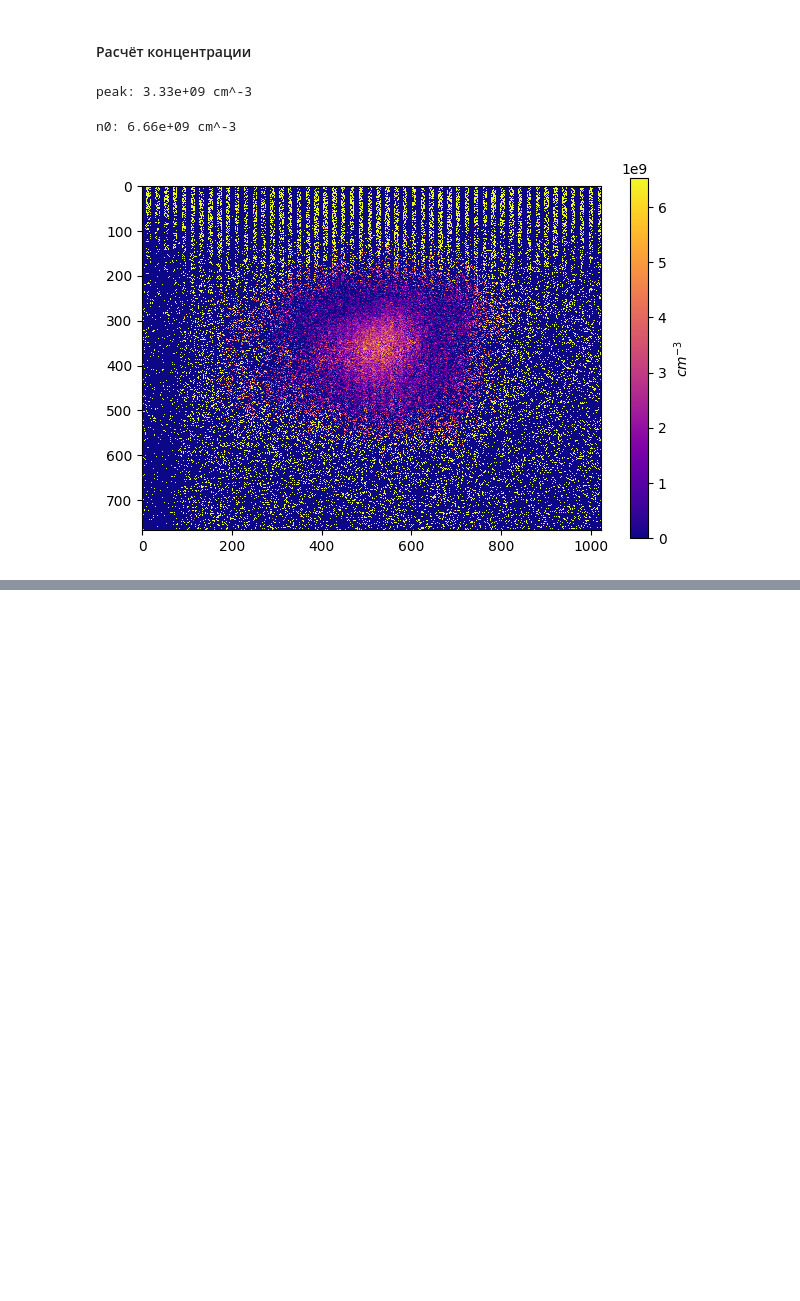
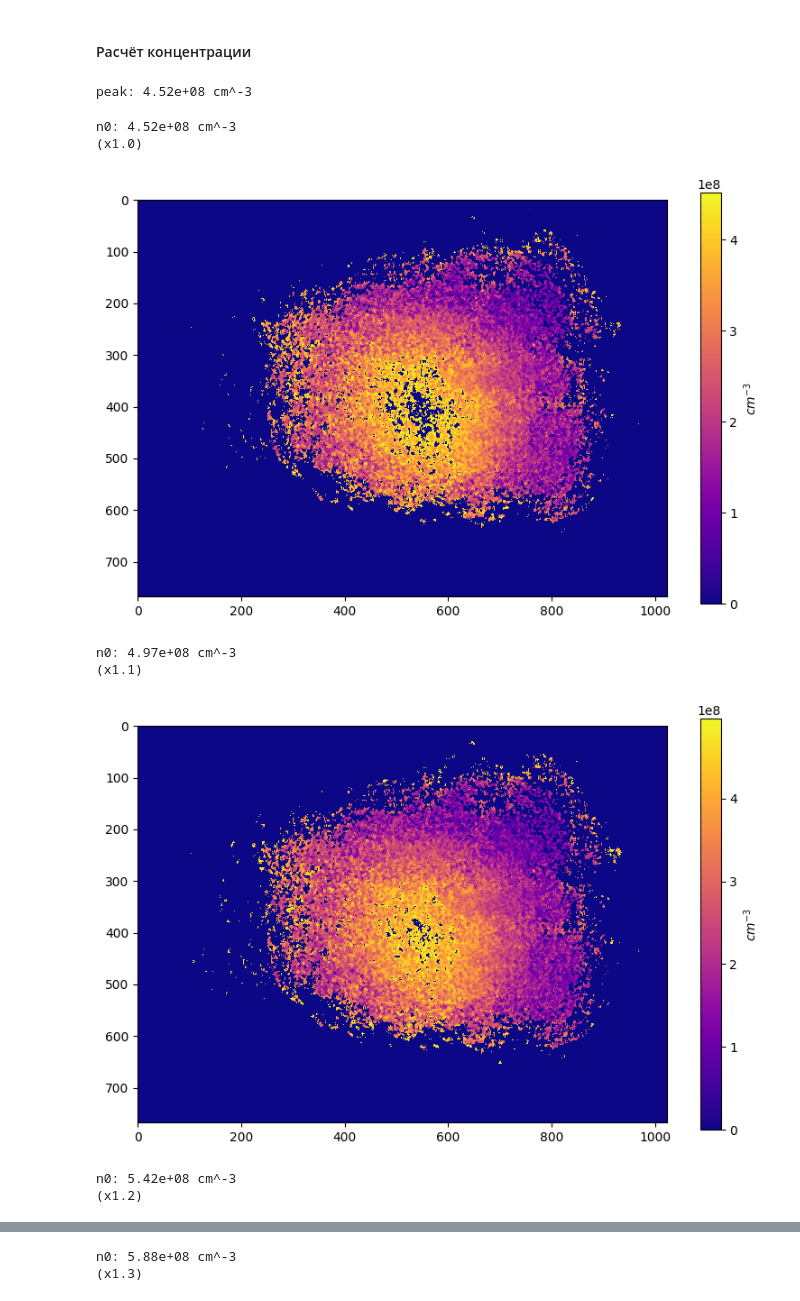
Before and after one commit to chekhyr/AbIm-soft, a Jupyter notebook: AI_Calcium.ipynb, the cells around one changed output, grey strips where cells are left out. Saved outputs shown, nothing was run; the diff lists cells and outputs as text; code cells hidden in the pictures; blank space fills up the shorter version.

Commit message:
AbIm: added drawing of density distribution with different multipliers for peak density (to account for the median blur corrupting peak density)

```diff
--- a/AI_Calcium.ipynb
+++ b/AI_Calcium.ipynb
@@ -27,10 +27,10 @@ Kx_abs = 0.0006272973203202318
 # %% [markdown]
 #### Обработка поглощения
 # %%
-file_abs = "image_5"
-#directory = r"../2025-06-xx_densityScan-vrDetuning/b=35/d=6.58V//"
-directory = "../2025-06-20_AbIm-Calibr//"
+file_abs = "image_10"
+#directory = r"..//" #EXPERIMENTS
 #directory = r"../..//" #desktop
+directory = r"../2025-09-22_densityScan_b=35/d=6.90V//" #EXPERIMENTS
 
 '''Чтение и разбиение файла'''
 img = PIL.Image.open(directory + file_abs + ".tif") #initially a grayscale image
@@ -162,26 +162,36 @@ ________________________________
 peak = -np.log(1-peak_abs)/(np.sqrt(2*np.pi)*w_abs*Kx_abs*crosssection)
 print("peak: %.2e cm^-3" % peak)
 # %% [output]
-peak: 3.33e+09 cm^-3
+peak: 4.52e+08 cm^-3
 # %%
 '''Профиль концентрации атомов n(x, y)'''
-n = -np.log(T)/(np.sqrt(2*np.pi)*w_abs*Kx_abs*crosssection).astype(np.float32)
-n0 = 2*peak #медианное сглаживание портит амплитуду, поэтому её приходится поправлять
-print("n0: %.2e cm^-3" % n0)
+for mul in range(10, 20, 1):
+    n = -np.log(M)/(np.sqrt(2*np.pi)*w_abs*Kx_abs*crosssection).astype(np.float32)
+    n0 = (mul/10.0)*peak #медианное сглаживание портит амплитуду, поэтому её приходится поправлять
+    print("\nn0: %.2e cm^-3" % n0)
+    print("(x%.1f)" % (mul/10.0))
 
-'''Фильтрация физичных плотностей'''
-for i in range(rows): #rows
-    for j in range(columns): #columns
-        if n[i, j] < 0.:
-            n[i, j] = 0.
-        elif n[i, j] > n0:
-            n[i, j] = 0.
+    '''Фильтрация физичных плотностей'''
+    for i in range(rows): #rows
+        for j in range(columns): #columns
+            if n[i, j] < 0.:
+                n[i, j] = 0.
+            elif n[i, j] > n0:
+                n[i, j] = 0.
 
-'''Визуализация'''
-plt.imshow(n, cmap="plasma", interpolation="none")
-plt.colorbar(shrink=.8, label="$cm^{-3}$")
-plt.tight_layout()
-plt.savefig(directory + file_abs + "_n0=%.3e.png"%n0)
+    '''Визуализация'''
+    plt.figure(figsize=(8, 6))
+    plt.imshow(n, cmap="plasma", interpolation="none")
+    plt.colorbar(shrink=.8, label="$cm^{-3}$")
+    plt.tight_layout()
+    plt.show()
+    #plt.savefig(directory + file_abs + "_n0=%.3e.png"%n0)
 # %% [output]
-n0: 6.66e+09 cm^-3
+n0: 4.52e+08 cm^-3
+(x1.0)
-[figure, old version]
+[figure, new version]
+n0: 4.97e+08 cm^-3
+(x1.1)
+[figure, added]
+n0: 5.42e+08 cm^-3
+(x1.2)
@@ -187,0 +199,2 @@ n0: 6.66e+09 cm^-3
+n0: 5.88e+08 cm^-3
+(x1.3)
```
Also changed, not shown: parts of 5 cells of this notebook.
